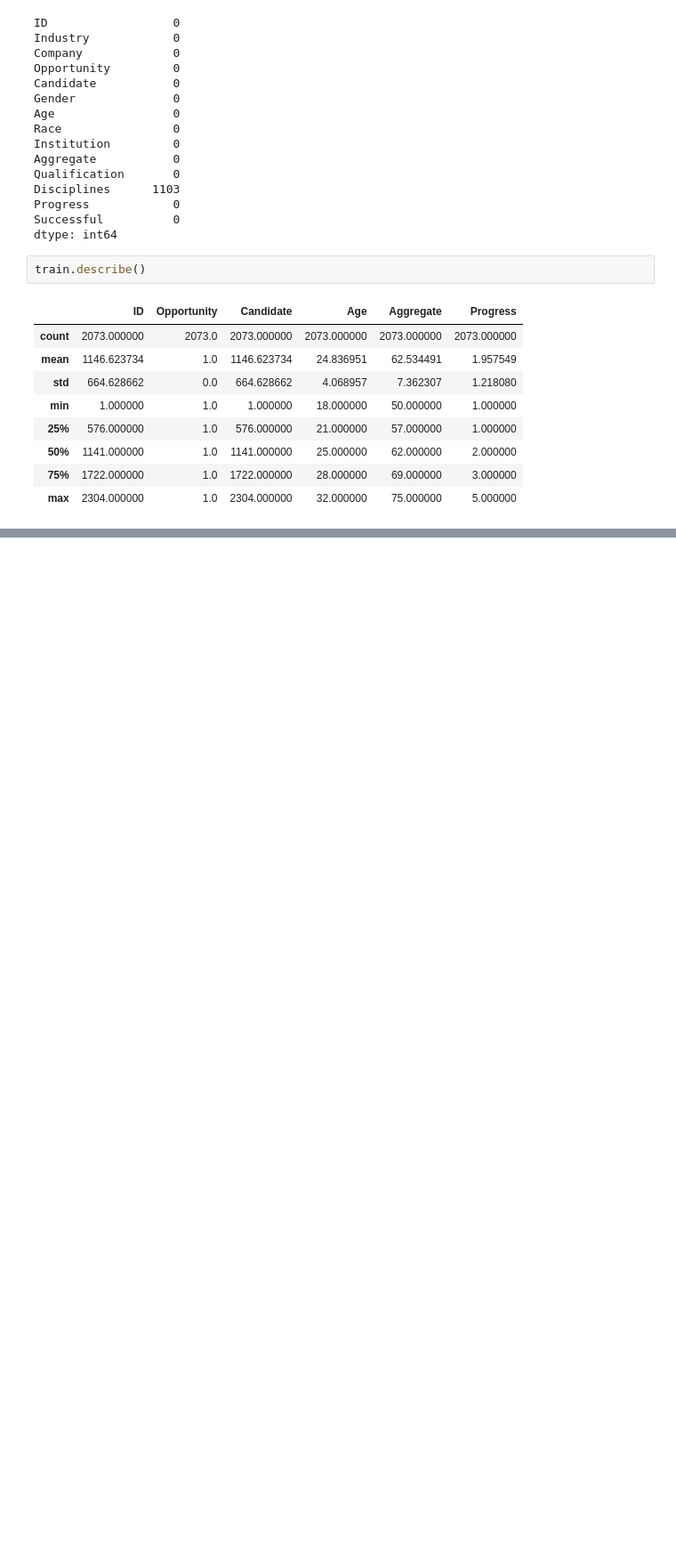
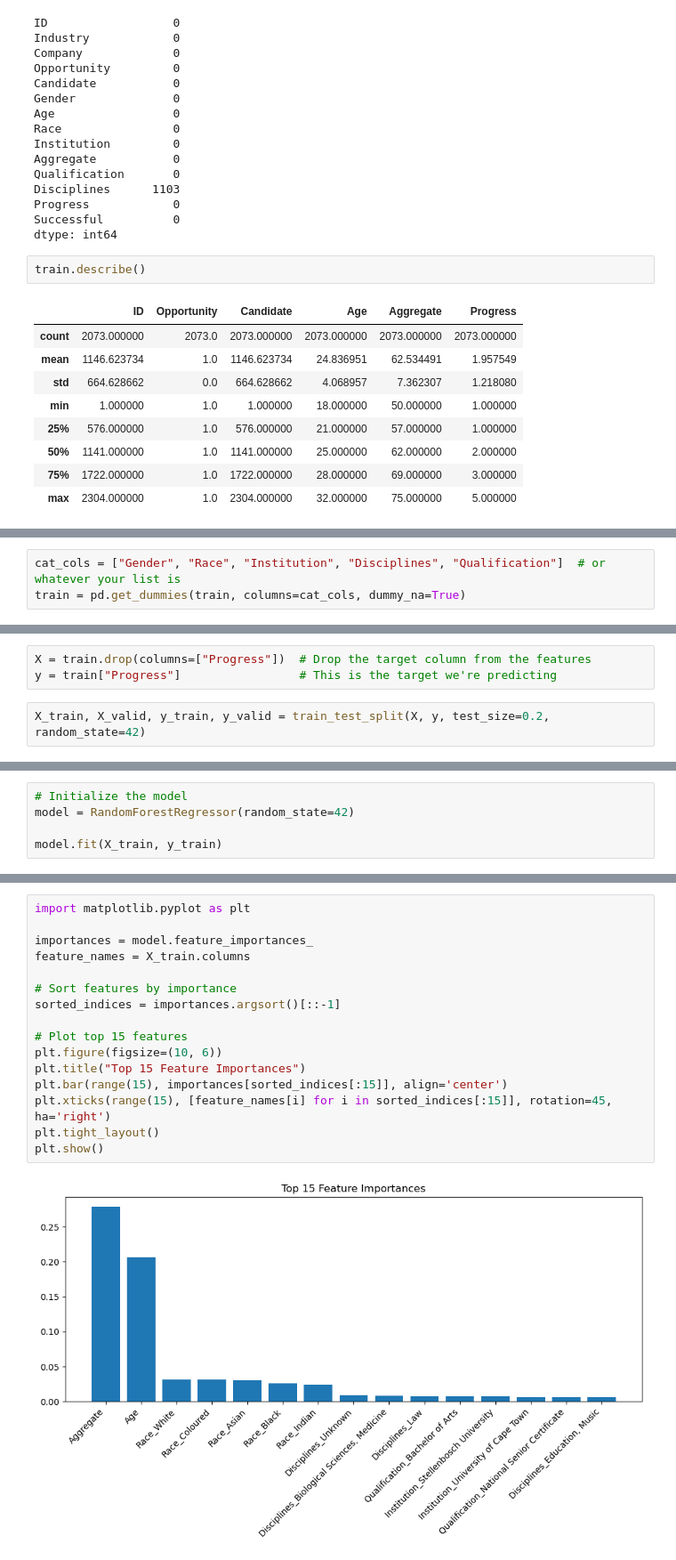
Before and after one commit to siphesihlegema/Student-Success-repo, a Jupyter notebook: notebooks/01_EDA.ipynb, the cells around one changed output, grey strips where cells are left out. Shown at 89% size. Saved outputs shown, nothing was run; the diff lists cells and outputs as text; blank space fills up the shorter version.

```diff
--- a/notebooks/01_EDA.ipynb
+++ b/notebooks/01_EDA.ipynb
@@ -141,0 +145,3 @@ train
+# %%
+cat_cols = ["Gender", "Race", "Institution", "Disciplines", "Qualification"]  # or whatever your list is
+train = pd.get_dummies(train, columns=cat_cols, dummy_na=True)
@@ -141,0 +164,5 @@ train
+# %%
+X = train.drop(columns=["Progress"])  # Drop the target column from the features
+y = train["Progress"]                 # This is the target we're predicting
+# %%
+X_train, X_valid, y_train, y_valid = train_test_split(X, y, test_size=0.2, random_state=42)
@@ -141,0 +175,5 @@ train
+# %%
+# Initialize the model
+model = RandomForestRegressor(random_state=42)
+
+model.fit(X_train, y_train)
@@ -141,0 +199,18 @@ train
+# %%
+import matplotlib.pyplot as plt
+
+importances = model.feature_importances_
+feature_names = X_train.columns
+
+# Sort features by importance
+sorted_indices = importances.argsort()[::-1]
+
+# Plot top 15 features
+plt.figure(figsize=(10, 6))
+plt.title("Top 15 Feature Importances")
+plt.bar(range(15), importances[sorted_indices[:15]], align='center')
+plt.xticks(range(15), [feature_names[i] for i in sorted_indices[:15]], rotation=45, ha='right')
+plt.tight_layout()
+plt.show()
+# %% [output]
+[figure, added]
```
Also changed, not shown: parts of 14 cells of this notebook.
